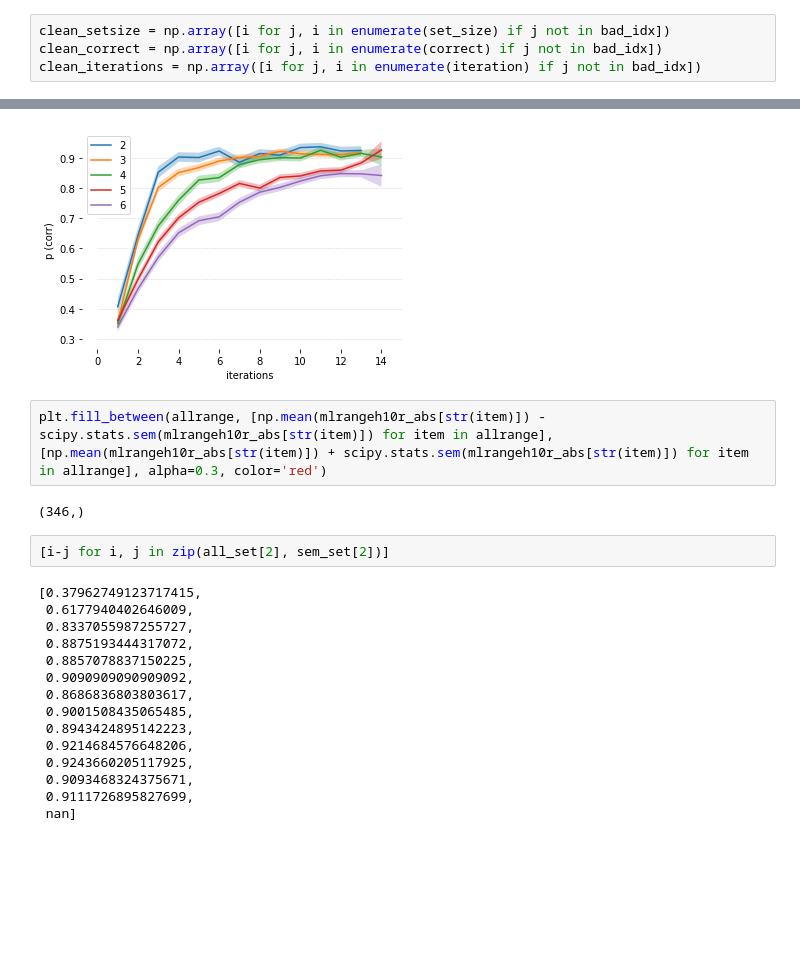
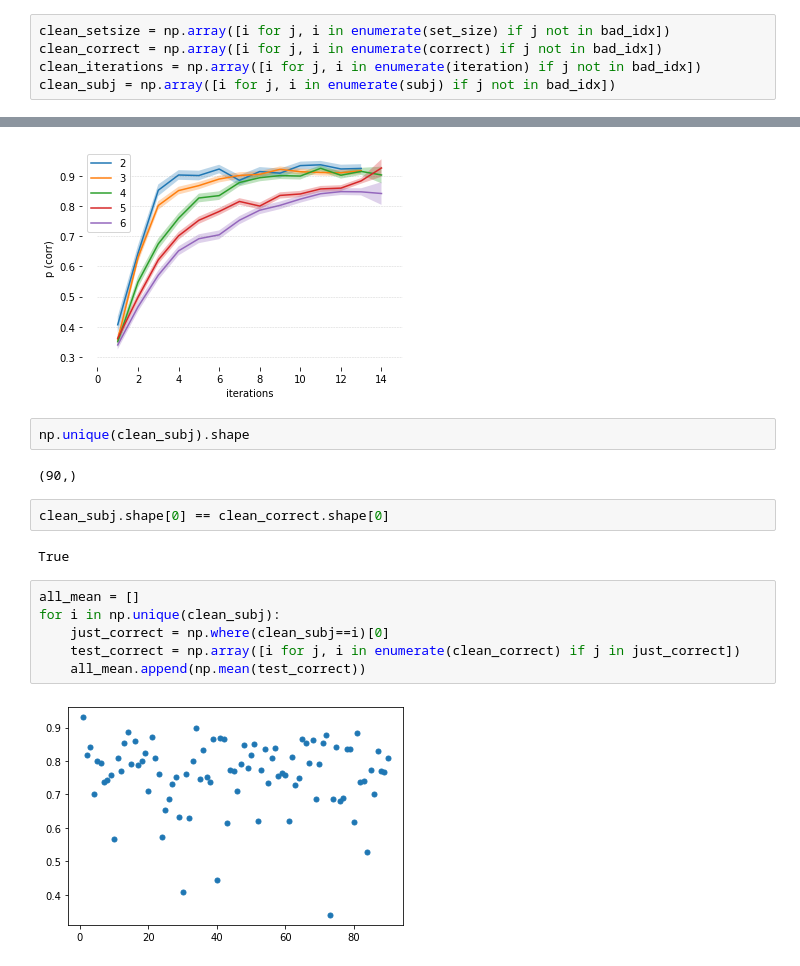
Before and after one commit to alebel14/impulsivity, a Jupyter notebook: Data visualization.ipynb, the cells around one changed output, grey strips where cells are left out. Drawn from its saved outputs; the diff is of its cells as text; blank space fills up the shorter version.

```diff
--- a/Data visualization.ipynb
+++ b/Data visualization.ipynb
@@ -63,6 +81,7 @@ print(f'{(bad_idx.shape[0]/subj.shape[0])*100:.2f} percent trials removed')
 clean_setsize = np.array([i for j, i in enumerate(set_size) if j not in bad_idx])
 clean_correct = np.array([i for j, i in enumerate(correct) if j not in bad_idx])
 clean_iterations = np.array([i for j, i in enumerate(iteration) if j not in bad_idx])
+clean_subj = np.array([i for j, i in enumerate(subj) if j not in bad_idx])
 # %%
 all_set = {}
 sem_set = {}
@@ -97,24 +116,19 @@ ax.spines['bottom'].set_visible(False)
 ax.spines['left'].set_visible(False)
 # %% [output]
 [figure]
-# %%
-plt.fill_between(allrange, [np.mean(mlrangeh10r_abs[str(item)]) - scipy.stats.sem(mlrangeh10r_abs[str(item)]) for item in allrange], [np.mean(mlrangeh10r_abs[str(item)]) + scipy.stats.sem(mlrangeh10r_abs[str(item)]) for item in allrange], alpha=0.3, color='red')
-# %% [output]
-(346,)
-# %%
-[i-j for i, j in zip(all_set[2], sem_set[2])]
-# %% [output]
-[0.37962749123717415,
- 0.6177940402646009,
- 0.8337055987255727,
- 0.8875193444317072,
- 0.8857078837150225,
- 0.9090909090909092,
- 0.8686836803803617,
- 0.9001508435065485,
- 0.8943424895142223,
- 0.9214684576648206,
- 0.9243660205117925,
- 0.9093468324375671,
- 0.9111726895827699,
- nan]
+# %%
+np.unique(clean_subj).shape
+# %% [output]
+(90,)
+# %%
+clean_subj.shape[0] == clean_correct.shape[0]
+# %% [output]
+True
+# %%
+all_mean = []
+for i in np.unique(clean_subj):
+    just_correct = np.where(clean_subj==i)[0]
+    test_correct = np.array([i for j, i in enumerate(clean_correct) if j in just_correct])
+    all_mean.append(np.mean(test_correct))
+# %% [output]
+[figure, added]
```
Also changed, not shown: parts of 7 cells of this notebook, 1 other file.
